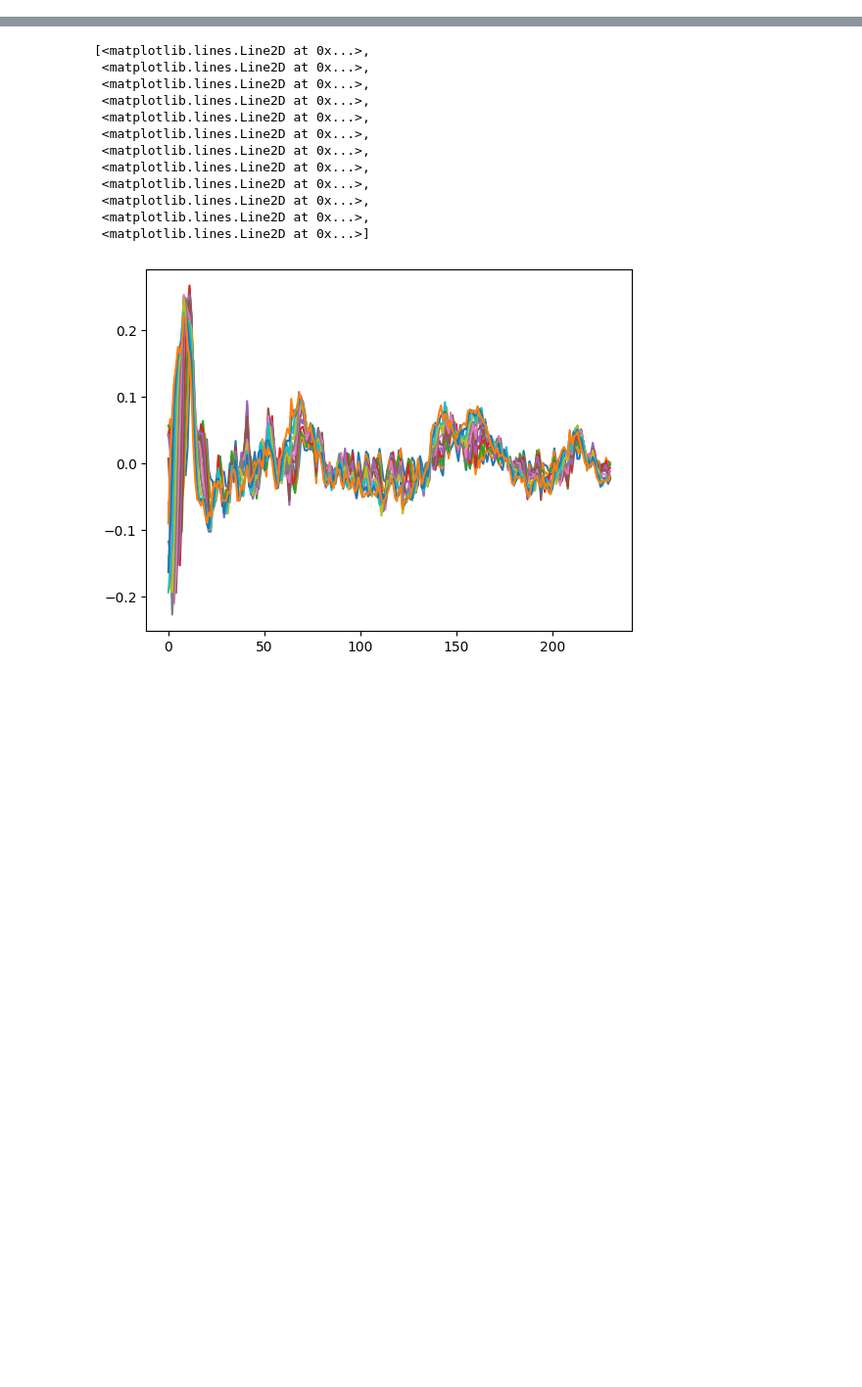
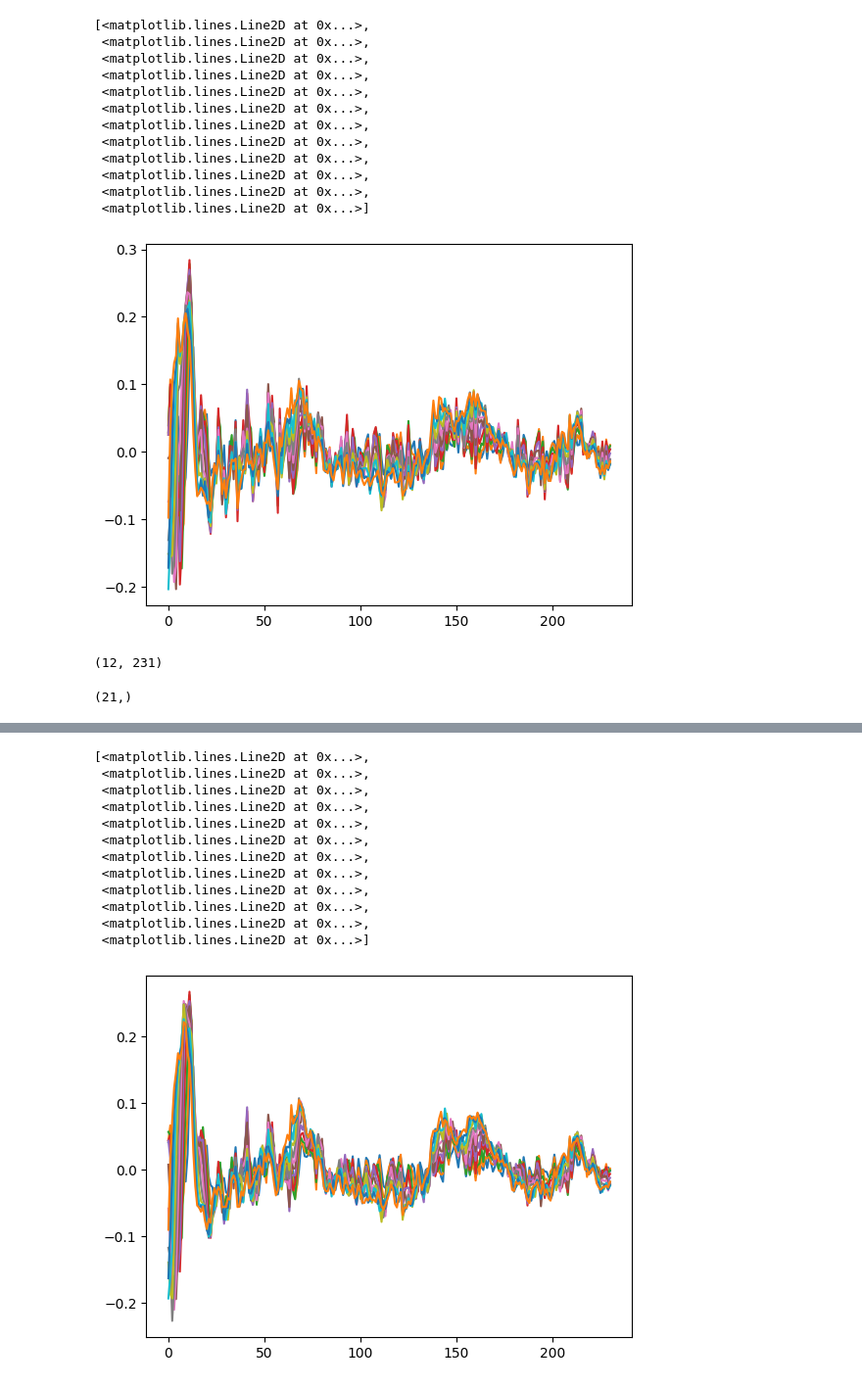
Before and after one commit to eliottmlg/SP-IV-replication, a Jupyter notebook: gov_spending.ipynb, the cells around one changed output, grey strips where cells are left out. Shown at 98% size. Drawn from its saved outputs; the diff is of its cells as text; code cells hidden in the pictures; blank space fills up the shorter version.

```diff
--- a/gov_spending.ipynb
+++ b/gov_spending.ipynb
@@ -123,0 +405,24 @@ Y_H_perp = np.vstack([X_H_perp[h * num_var + vars_for_var.index(regressor)] for
+# %%
+plt.plot(v_H_perp.T)
+# %% [output]
+[<matplotlib.lines.Line2D at 0x...>,
+ <matplotlib.lines.Line2D at 0x...>,
+ <matplotlib.lines.Line2D at 0x...>,
+ <matplotlib.lines.Line2D at 0x...>,
+ <matplotlib.lines.Line2D at 0x...>,
+ <matplotlib.lines.Line2D at 0x...>,
+ <matplotlib.lines.Line2D at 0x...>,
+ <matplotlib.lines.Line2D at 0x...>,
+ <matplotlib.lines.Line2D at 0x...>,
+ <matplotlib.lines.Line2D at 0x...>,
+ <matplotlib.lines.Line2D at 0x...>,
+ <matplotlib.lines.Line2D at 0x...>]
+[figure, added]
+# %%
+Y_H_perp.shape
+# %% [output]
+(12, 231)
+# %%
+Gov_Spending_IRF.shape
+# %% [output]
+(21,)
```
Also changed, not shown: parts of 19 cells of this notebook, 1 other file.
